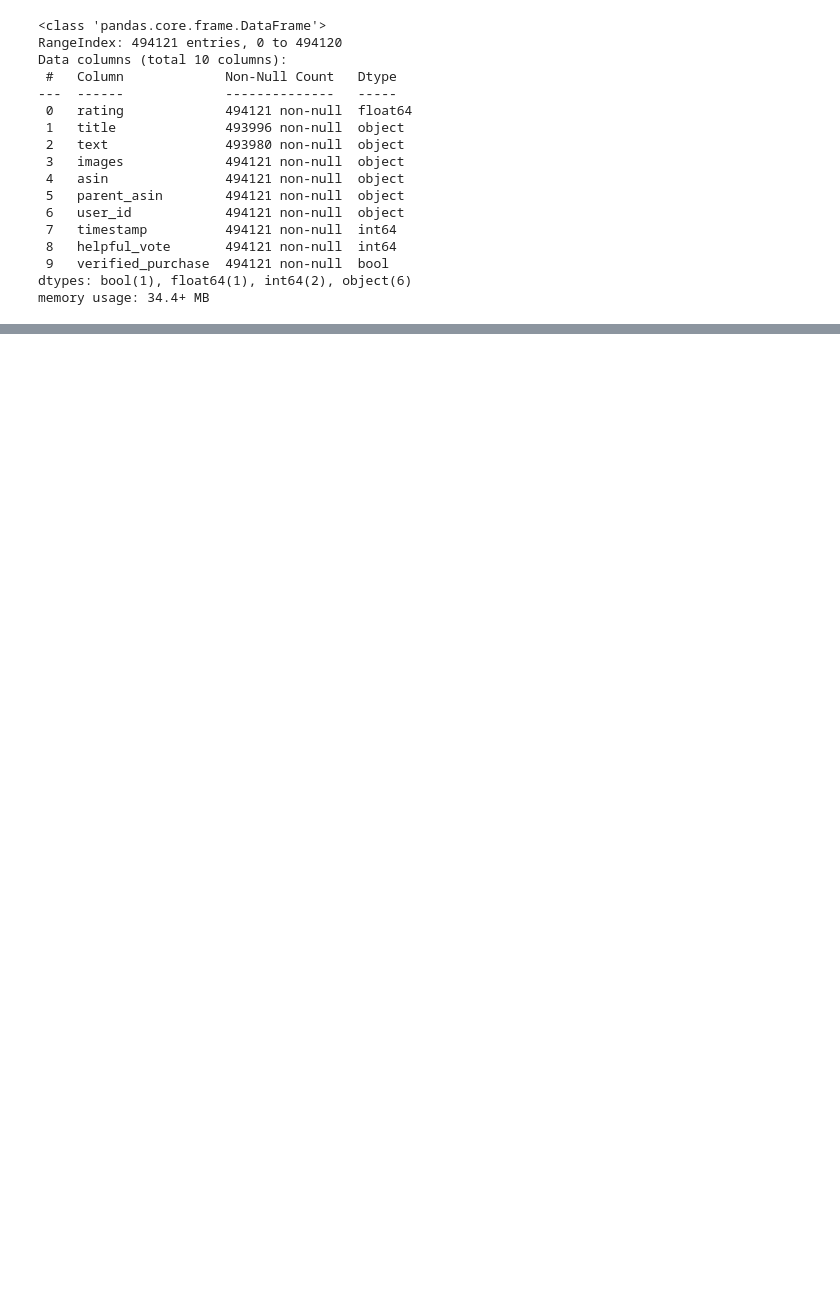
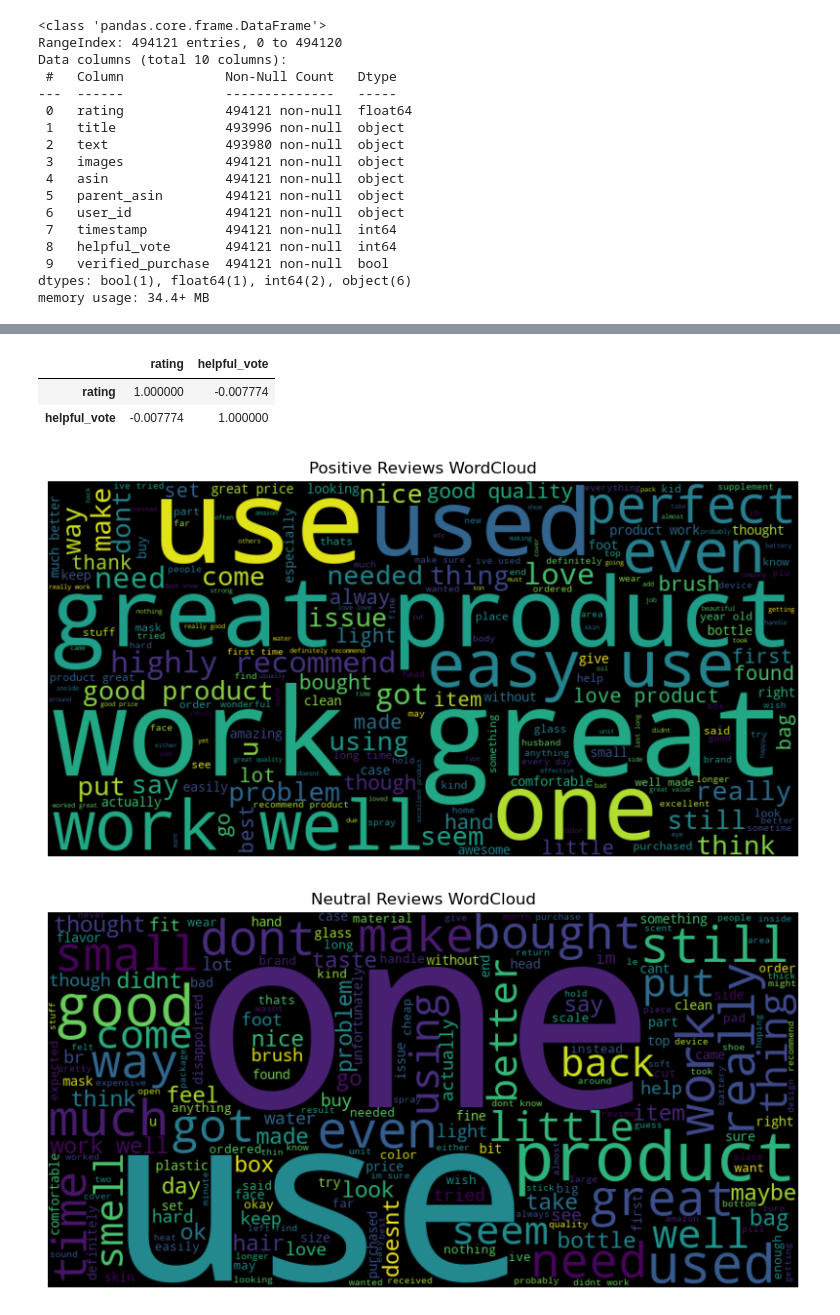
Before and after one commit to afscomercial/nlp, a Jupyter notebook: assigment1.ipynb, the cells around one changed output, grey strips where cells are left out. Cells and saved outputs as stored; diff of their text form; code cells hidden in the pictures; blank space fills up the shorter version.

```diff
--- a/assigment1.ipynb
+++ b/assigment1.ipynb
@@ -66,0 +123,3 @@ memory usage: 34.4+ MB
+# %%
+# Convert Unix Timestamp to Readable Date
+df['date'] = pd.to_datetime(df['timestamp'], unit='ms')
@@ -66,0 +221,45 @@ memory usage: 34.4+ MB
+# %%
+df[['rating', 'helpful_vote']].corr()
+# %% [output]
+|  | rating | helpful_vote |
+| rating | 1.000000 | -0.007774 |
+| helpful_vote | -0.007774 | 1.000000 |
+# %%
+# no correlation between rating and helpful votes drop the column helpful votes
+df = df.drop(columns=['helpful_vote'])
+# %%
+# Visualize common words in positive, neutral, and negative reviews using word clouds.
+
+
+# Word cloud for positive reviews
+positive_text = ' '.join(df[df['sentiment'] == 'positive']['clean_text'])
+wordcloud_positive = WordCloud(width=800, height=400).generate(positive_text)
+
+plt.figure(figsize=(10, 5))
+plt.imshow(wordcloud_positive, interpolation='bilinear')
+plt.axis('off')
+plt.title('Positive Reviews WordCloud')
+plt.show()
+
+# Word cloud for neutral reviews
+neutral_text = ' '.join(df[df['sentiment'] == 'neutral']['clean_text'])
+wordcloud_neutral = WordCloud(width=800, height=400).generate(neutral_text)
+
+plt.figure(figsize=(10, 5))
+plt.imshow(wordcloud_neutral, interpolation='bilinear')
+plt.axis('off')
+plt.title('Neutral Reviews WordCloud')
+plt.show()
+
+# Word cloud for negative reviews
+negative_text = ' '.join(df[df['sentiment'] == 'negative']['clean_text'])
+wordcloud_negative = WordCloud(width=800, height=400).generate(negative_text)
+
+plt.figure(figsize=(10, 5))
+plt.imshow(wordcloud_negative, interpolation='bilinear')
+plt.axis('off')
+plt.title('Negative Reviews WordCloud')
+plt.show()
+# %% [output]
+[figure, added]
+[figure, added]
```
Also changed, not shown: parts of 21 cells of this notebook.
